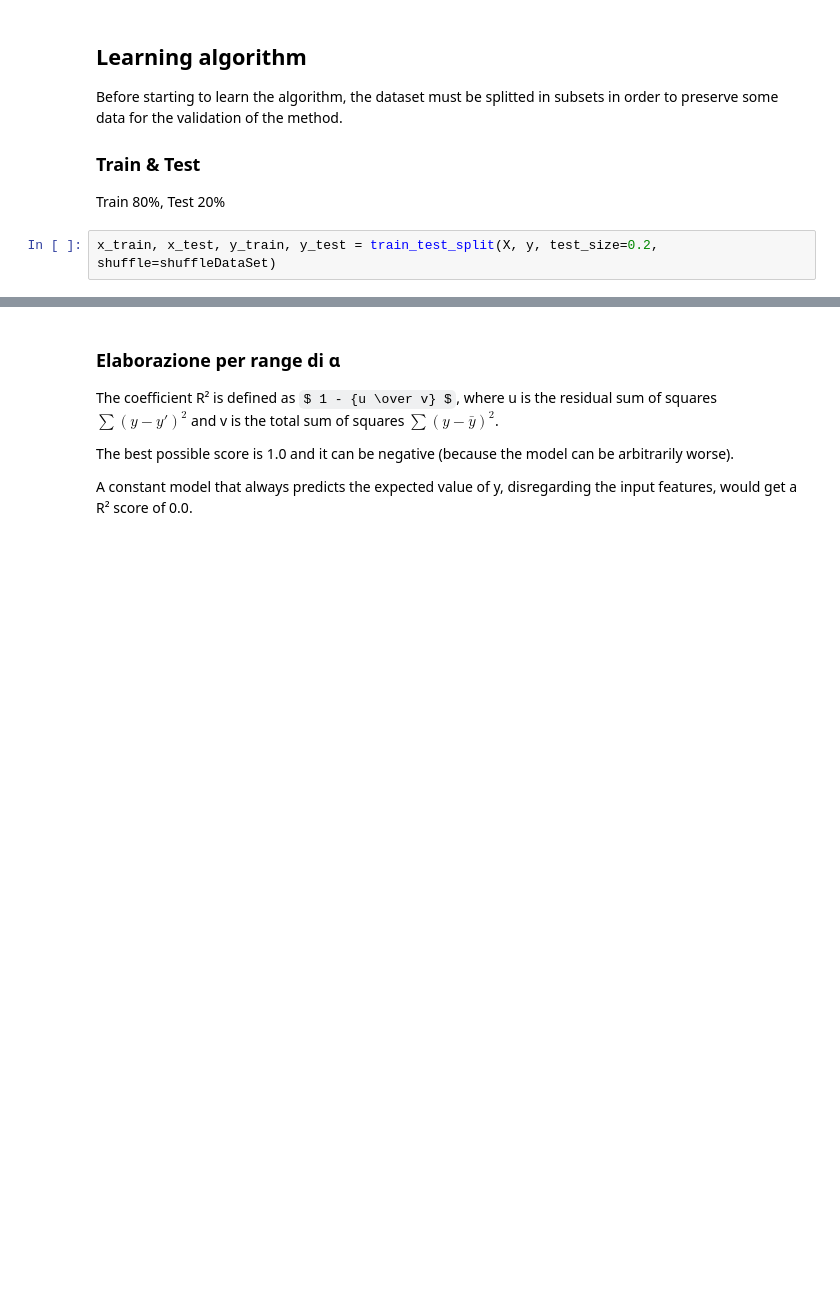
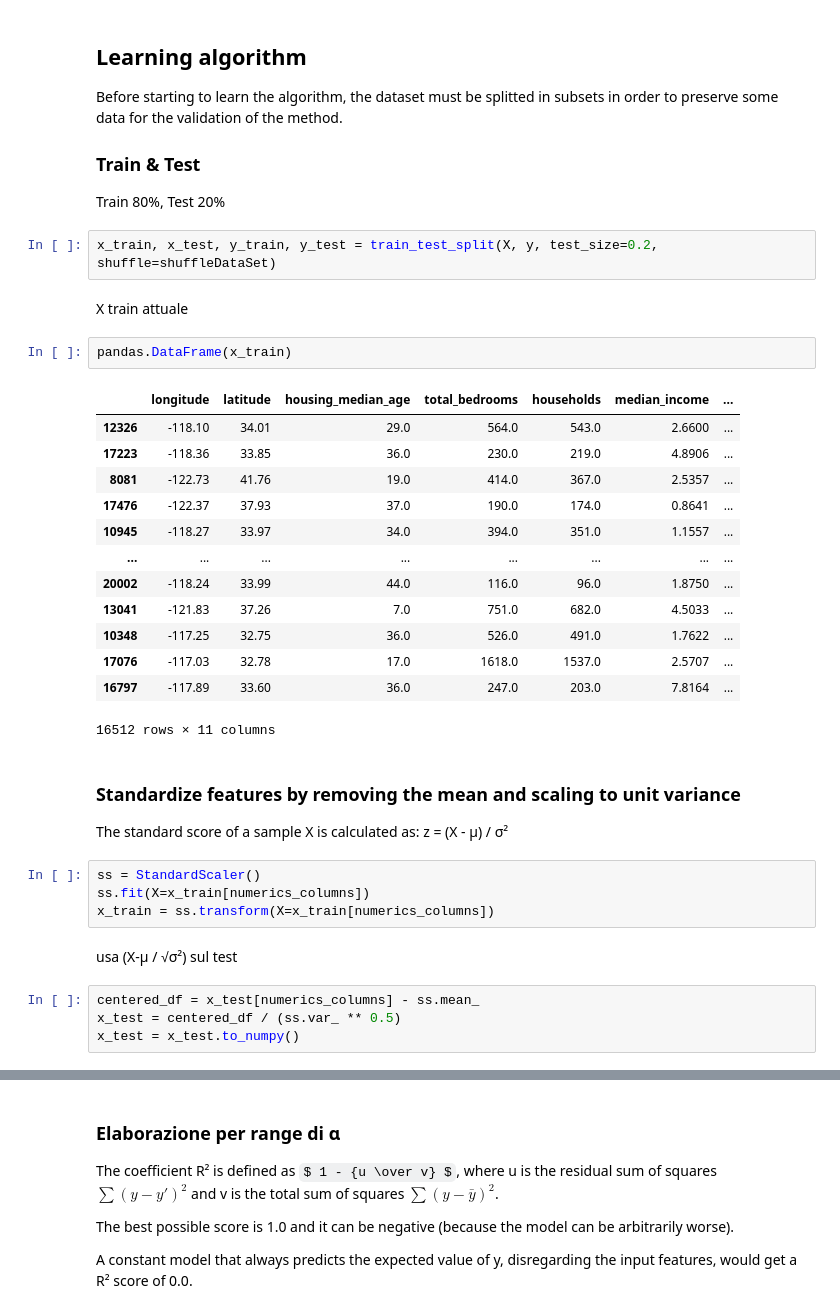
Before and after one commit to mikymaione/HousingPrices, a Jupyter notebook: Source code/HousingPrices/Miky.ipynb, the cells around one changed output, grey strips where cells are left out. Cells and saved outputs as stored; diff of their text form; some formulas as TeX source; blank space fills up the shorter version.

```diff
--- a/Source code/HousingPrices/Miky.ipynb
+++ b/Source code/HousingPrices/Miky.ipynb
@@ -242,3 +243,34 @@ Before starting to learn the algorithm, the dataset must be splitted in  subsets
 Train 80%, Test 20%
 # %%
 x_train, x_test, y_train, y_test = train_test_split(X, y, test_size=0.2, shuffle=shuffleDataSet)
+# %% [markdown]
+X train attuale
+# %%
+pandas.DataFrame(x_train)
+# %% [output]
+|  | longitude | latitude | housing_median_age | total_bedrooms | households | median_income | ... |
+| 12326 | -118.10 | 34.01 | 29.0 | 564.0 | 543.0 | 2.6600 | ... |
+| 17223 | -118.36 | 33.85 | 36.0 | 230.0 | 219.0 | 4.8906 | ... |
+| 8081 | -122.73 | 41.76 | 19.0 | 414.0 | 367.0 | 2.5357 | ... |
+| 17476 | -122.37 | 37.93 | 37.0 | 190.0 | 174.0 | 0.8641 | ... |
+| 10945 | -118.27 | 33.97 | 34.0 | 394.0 | 351.0 | 1.1557 | ... |
+| ... | ... | ... | ... | ... | ... | ... | ... |
+| 20002 | -118.24 | 33.99 | 44.0 | 116.0 | 96.0 | 1.8750 | ... |
+| 13041 | -121.83 | 37.26 | 7.0 | 751.0 | 682.0 | 4.5033 | ... |
+| 10348 | -117.25 | 32.75 | 36.0 | 526.0 | 491.0 | 1.7622 | ... |
+| 17076 | -117.03 | 32.78 | 17.0 | 1618.0 | 1537.0 | 2.5707 | ... |
+| 16797 | -117.89 | 33.60 | 36.0 | 247.0 | 203.0 | 7.8164 | ... |
+16512 rows × 11 columns
+# %% [markdown]
+### Standardize features by removing the mean and scaling to unit variance
+The standard score of a sample X is calculated as: z = (X - μ) / σ²
+# %%
+ss = StandardScaler()
+ss.fit(X=x_train[numerics_columns])
+x_train = ss.transform(X=x_train[numerics_columns])
+# %% [markdown]
+usa (X-μ / √σ²) sul test
+# %%
+centered_df = x_test[numerics_columns] - ss.mean_
+x_test = centered_df / (ss.var_ ** 0.5)
+x_test = x_test.to_numpy()
```
Also changed, not shown: parts of 17 cells of this notebook, 1 other file.
